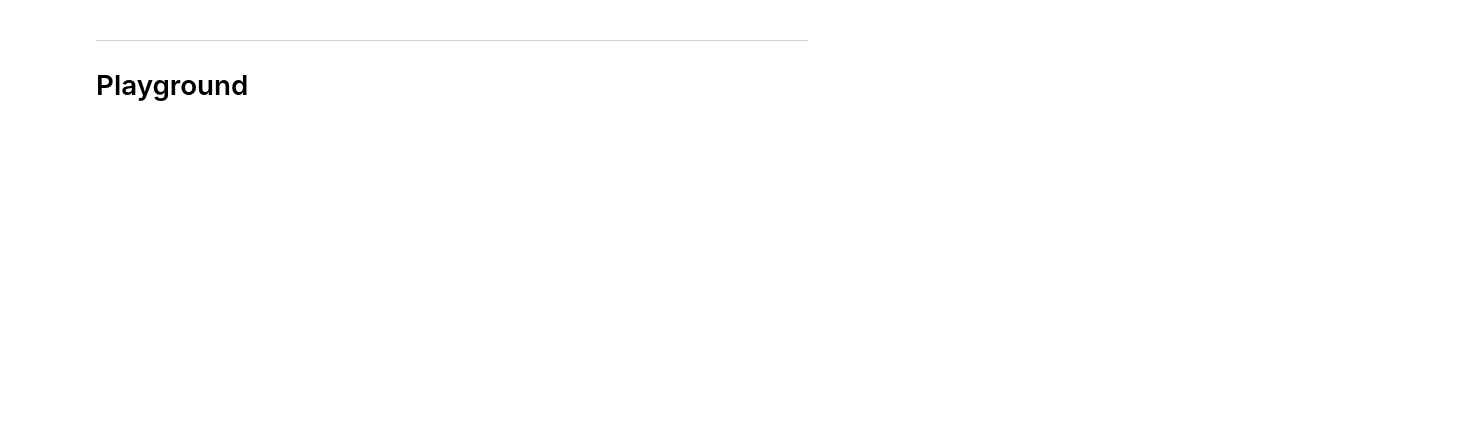
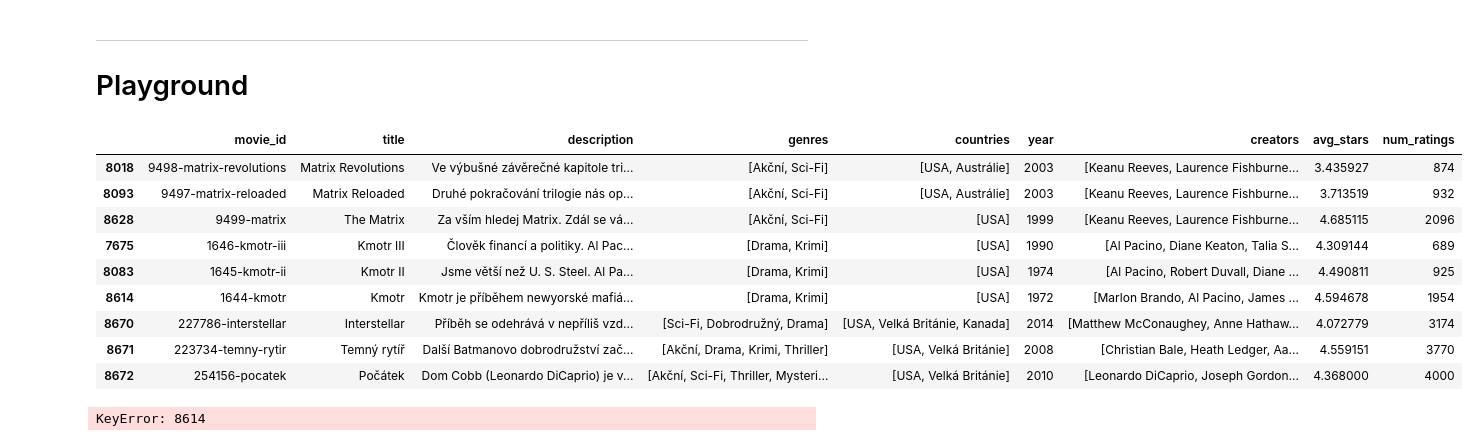
Before and after one commit to prompteus/csfd-movie-recommender, a Jupyter notebook: src/recommend/notebooks/cb_recsystems_AdamBranch.ipynb, the cells around one changed output. Drawn from its saved outputs; the diff is of its cells as text; code cells hidden in the pictures; blank space fills up the shorter version.

```diff
--- a/src/recommend/notebooks/cb_recsystems_AdamBranch.ipynb
+++ b/src/recommend/notebooks/cb_recsystems_AdamBranch.ipynb
@@ -253,3 +881,21 @@ class TfidfRS(RecSysBase):
 # %% [markdown]
 ---
 # Playground
+# %%
+df_matrix = movie_db[movie_db['movie_id'].str.contains('matrix')].tail(3)
+df_kmotr = movie_db[movie_db['title'].str.contains('Kmotr')].tail(3)
+df_nolan = movie_db[movie_db.creators.map(set(['Christopher Nolan']).issubset)].tail(3)
+
+test_df = pd.concat([df_matrix, df_kmotr, df_nolan])
+test_df
+# %% [output]
+|  | movie_id | title | description | genres | countries | year | creators | avg_stars | num_ratings |
+| 8018 | 9498-matrix-revolutions | Matrix Revolutions | Ve výbušné závěrečné kapitole tri... | [Akční, Sci-Fi] | [USA, Austrálie] | 2003 | [Keanu Reeves, Laurence Fishburne... | 3.435927 | 874 |
+| 8093 | 9497-matrix-reloaded | Matrix Reloaded | Druhé pokračování trilogie nás op... | [Akční, Sci-Fi] | [USA, Austrálie] | 2003 | [Keanu Reeves, Laurence Fishburne... | 3.713519 | 932 |
+| 8628 | 9499-matrix | The Matrix | Za vším hledej Matrix. Zdál se vá... | [Akční, Sci-Fi] | [USA] | 1999 | [Keanu Reeves, Laurence Fishburne... | 4.685115 | 2096 |
+| 7675 | 1646-kmotr-iii | Kmotr III | Člověk financí a politiky. Al Pac... | [Drama, Krimi] | [USA] | 1990 | [Al Pacino, Diane Keaton, Talia S... | 4.309144 | 689 |
+| 8083 | 1645-kmotr-ii | Kmotr II | Jsme větší než U. S. Steel. Al Pa... | [Drama, Krimi] | [USA] | 1974 | [Al Pacino, Robert Duvall, Diane ... | 4.490811 | 925 |
+| 8614 | 1644-kmotr | Kmotr | Kmotr je příběhem newyorské mafiá... | [Drama, Krimi] | [USA] | 1972 | [Marlon Brando, Al Pacino, James ... | 4.594678 | 1954 |
+| 8670 | 227786-interstellar | Interstellar | Příběh se odehrává v nepříliš vzd... | [Sci-Fi, Dobrodružný, Drama] | [USA, Velká Británie, Kanada] | 2014 | [Matthew McConaughey, Anne Hathaw... | 4.072779 | 3174 |
+| 8671 | 223734-temny-rytir | Temný rytíř | Další Batmanovo dobrodružství zač... | [Akční, Drama, Krimi, Thriller] | [USA, Velká Británie] | 2008 | [Christian Bale, Heath Ledger, Aa... | 4.559151 | 3770 |
+| 8672 | 254156-pocatek | Počátek | Dom Cobb (Leonardo DiCaprio) je v... | [Akční, Sci-Fi, Thriller, Mysteri... | [USA, Velká Británie] | 2010 | [Leonardo DiCaprio, Joseph Gordon... | 4.368000 | 4000 |
@@ -255,0 +904,5 @@ class TfidfRS(RecSysBase):
+# %%
+for movie, sim in rs_test2.recommend(['1644-kmotr']):
+    print(f'{sim:.4f}: {movie}')
+# %% [output]
+KeyError: 8614
```
Also changed, not shown: parts of 56 cells of this notebook.
